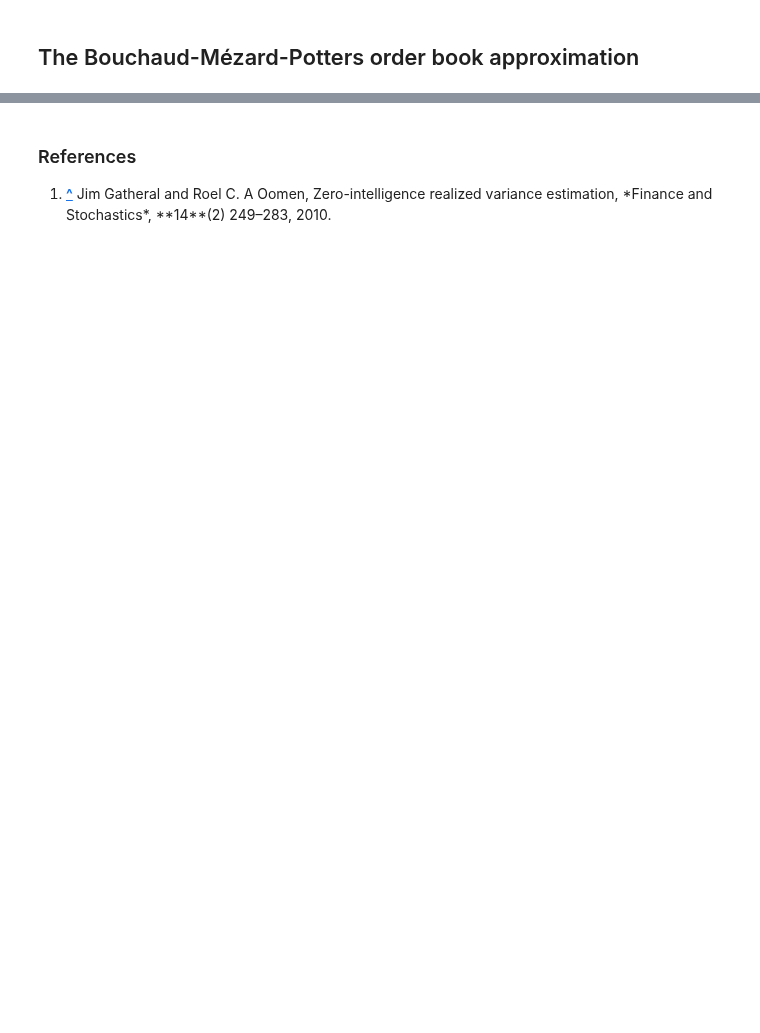
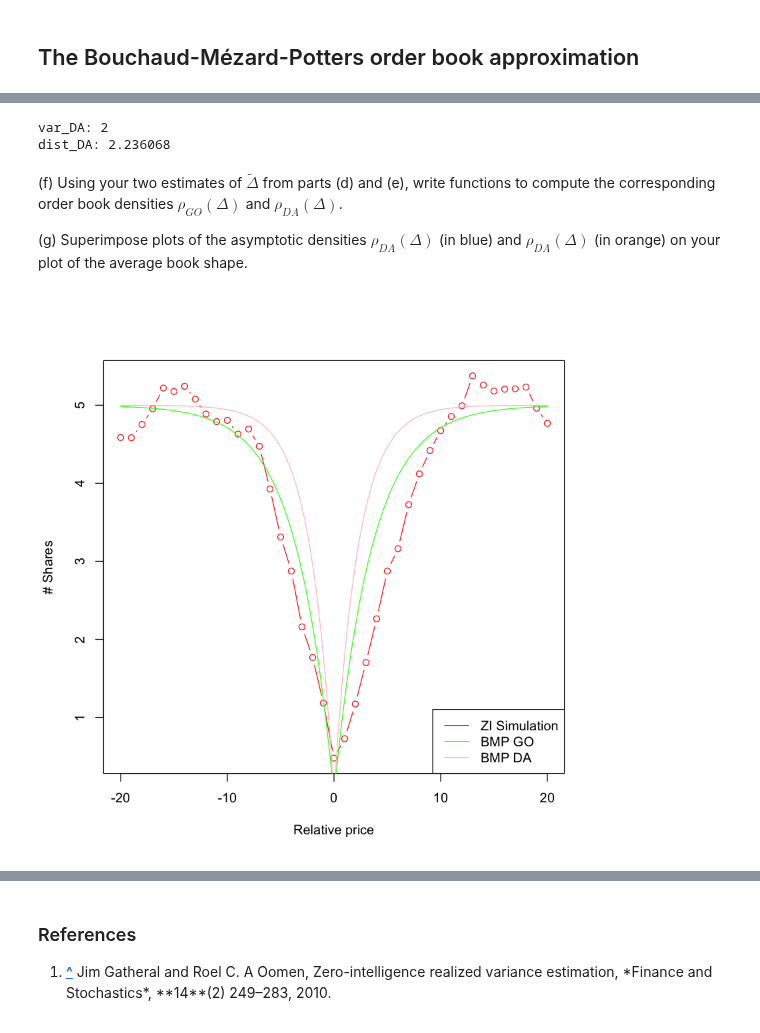
Before and after one commit to wubiya/MicroStructure, a Jupyter notebook: 9879HW2_Wu_Biya.ipynb, the cells around one changed output, grey strips where cells are left out. Drawn from its saved outputs; the diff is of its cells as text; code cells hidden in the pictures; blank space fills up the shorter version.

```diff
--- a/9879HW2_Wu_Biya.ipynb
+++ b/9879HW2_Wu_Biya.ipynb
@@ -176,0 +244,7 @@ Superimpose plots of the asymptotic densities $\rho_{DA}(\Delta)$ (in blue) and
+# %%
+var_GO <- 0.083
+#the probability of the order landing at Bid and Ask to drive the actual price movement
+P_Act <- PL * 2
+var_GO <- var_GO/(P_Act)
+dist_GO <- sqrt(var_GO/(2*delta))
+cat('var_GO: ', var_GO, '\n','dist_GO: ', dist_GO, sep="")
@@ -177,3 +262,23 @@ Superimpose plots of the asymptotic densities $\rho_{DA}(\Delta)$ (in blue) and
+# %%
+var_DA <- (mu*delta) / alpha^2
+dist_DA <- sqrt(var_DA/(2*delta))
+cat('var_DA: ', var_DA, '\n','dist_DA: ', dist_DA, sep="")
+# %% [output]
+var_DA: 2
+dist_DA: 2.236068
+# %% [markdown]
+(f)  Using your two estimates of $\tilde \Delta$ from parts (d) and (e),  write functions to compute the corresponding order book densities $\rho_{GO}(\Delta)$ and $\rho_{DA}(\Delta)$.
+
+(g)
+Superimpose plots of the asymptotic densities $\rho_{DA}(\Delta)$ (in blue) and $\rho_{DA}(\Delta)$ (in orange) on your plot of the average book shape.
+# %%
+densityBMP <- function(d,dist) { alpha/delta*(1-exp(-abs(d)/dist)) }
+plot(-20:20,avgBookShape,xlab="Relative price",ylab="# Shares", col="red", type="b")
+curve(densityBMP(x,dist_GO),from=-20,to=20, col="green",add =T)
+curve(densityBMP(x,dist_DA),from=-20,to=20, col="pink",add=T)
+legend('bottomright',  legend=c('ZI Simulation', 'BMP GO','BMP DA'), lty=c(1,1,1), col=c('red', 'green','pink'))
+# %% [output]
+[figure, added]
 # %% [markdown]
 ### 5. (6 points)
 
```
Also changed, not shown: parts of 17 cells of this notebook.
